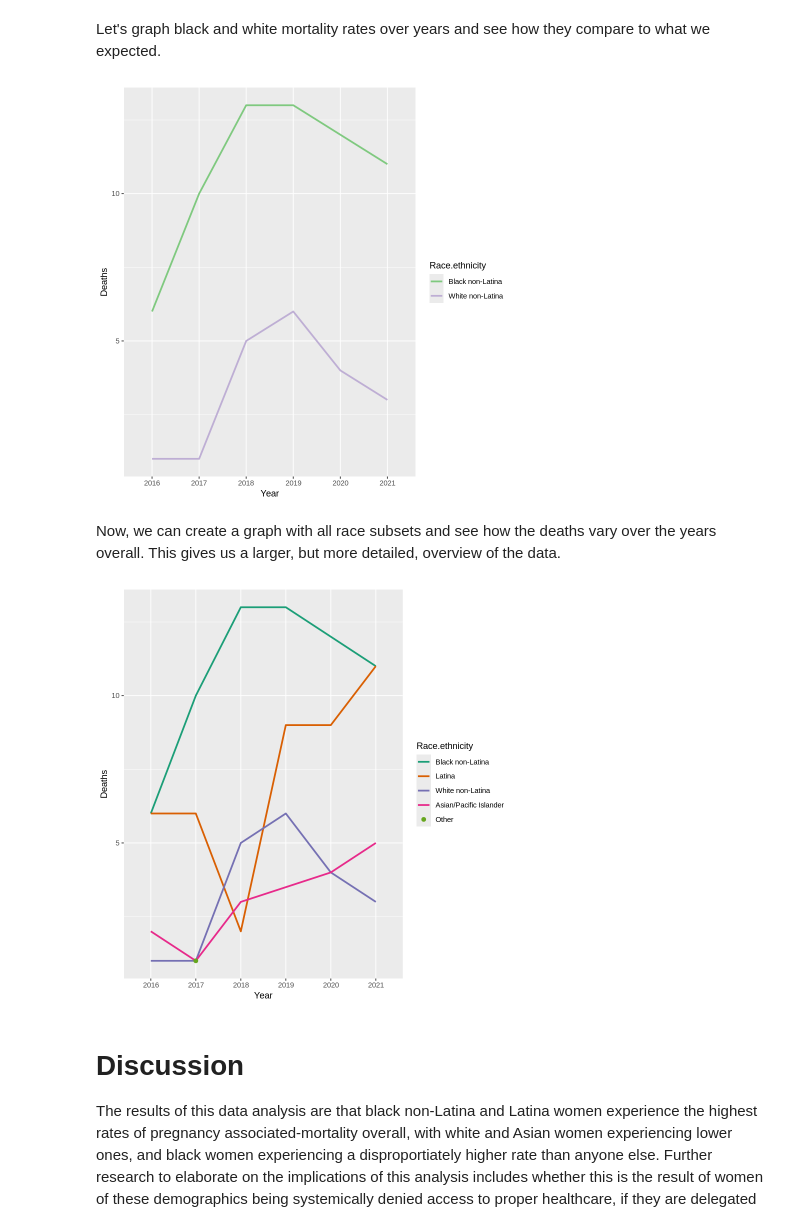
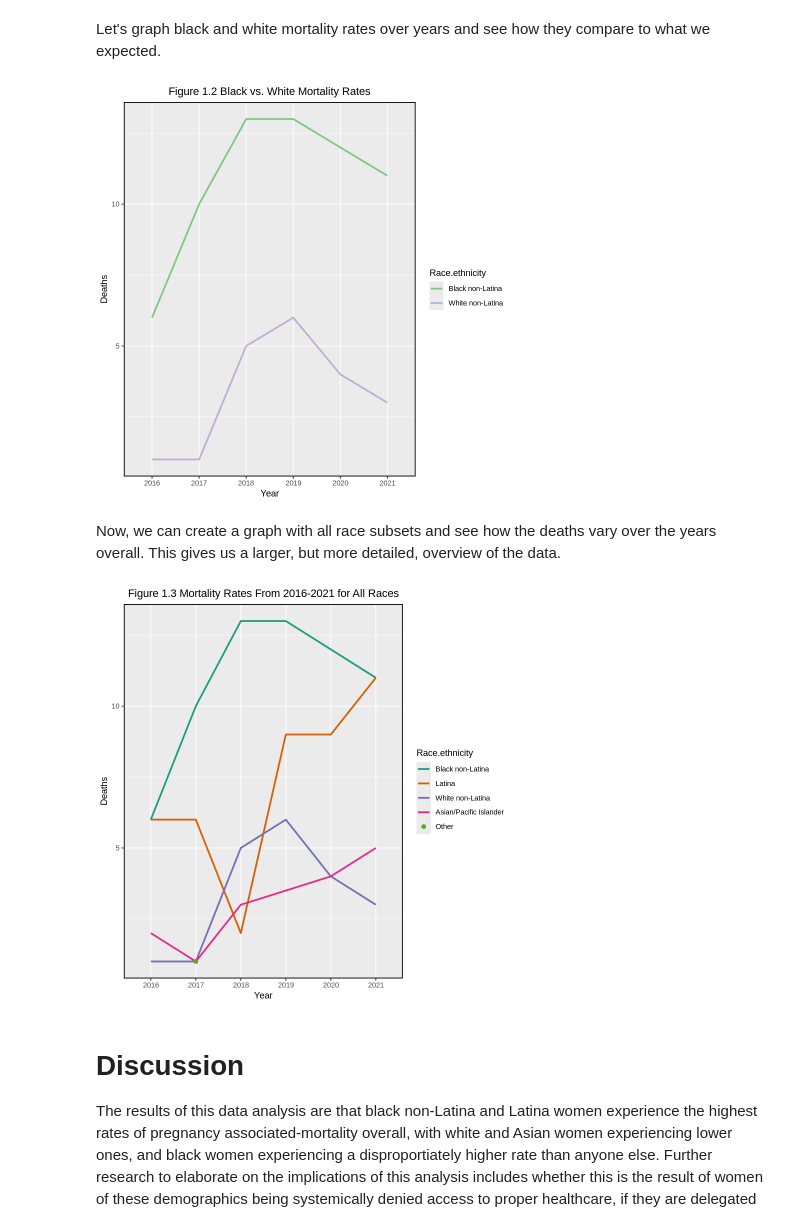
Before and after one commit to shalociraptor/pregnancy-mortality, a Jupyter notebook: Pregnancy_Associated_Mortality_by_Race_Ethnicity.ipynb, the cells around one changed output. Saved outputs shown, nothing was run; the diff lists cells and outputs as text; code cells hidden in the pictures.

```diff
--- a/Pregnancy_Associated_Mortality_by_Race_Ethnicity.ipynb
+++ b/Pregnancy_Associated_Mortality_by_Race_Ethnicity.ipynb
@@ -187,29 +189,33 @@ A data.frame: 1 × 6
 Let's graph black and white mortality rates over years and see how they compare to what we expected.
 # %%
 # Create a plot of black vs white mortality rates over Years using ggplot
-
 ggplot() +
   geom_line(data = black_mortality, aes(x = Year, y = Deaths, group = Race.ethnicity, color = Race.ethnicity), linewidth = 1) +
   geom_line(data = white_mortality, aes(x = Year, y = Deaths, group = Race.ethnicity, color = Race.ethnicity), linewidth = 1) +
-  scale_color_brewer(palette="Accent")
+  scale_color_brewer(palette="Accent") +
+  labs(title = "Figure 1.2 Black vs. White Mortality Rates") +
+  theme(plot.title = element_text(hjust = 0.5), panel.border = element_rect(colour = "black", fill=NA, linewidth=1))
+fig.cap= "RMSE of Linear Regression Model Using All Predictors Through Cross Validation"
 # %% [output]
-[figure, old version]
+[figure, new version]
 # %% [markdown]
 Now, we can create a graph with all race subsets and see how the deaths vary over the years overall. This gives us a larger, but more detailed, overview of the data.
 # %%
 # Create a plot with all races' mortality rates over Years
 
 random_binom <- rbinom(100, size = 10, prob = 0.5)
 
 ggplot() +
   geom_line(data = black_mortality, aes(x = Year, y = Deaths, group = Race.ethnicity, color = Race.ethnicity), linewidth = 1) +
   geom_line(data = latina_mortality, aes(x = Year, y = Deaths, group = Race.ethnicity, color = Race.ethnicity), linewidth = 1) +
   geom_line(data = white_mortality, aes(x = Year, y = Deaths, group = Race.ethnicity, color = Race.ethnicity), linewidth = 1) +
   geom_line(data = asian_mortality, aes(x = Year, y = Deaths, group = Race.ethnicity, color = Race.ethnicity), linewidth = 1) +
   geom_point(data = other_mortality, aes(x = Year, y = Deaths, group = Race.ethnicity, color = Race.ethnicity), size = 2) +
-  scale_color_brewer(palette="Dark2")
+  scale_color_brewer(palette="Dark2") +
+  labs(title = "Figure 1.3 Mortality Rates From 2016-2021 for All Races") +
+  theme(plot.title = element_text(hjust = 0.5), panel.border = element_rect(colour = "black", fill=NA, linewidth=1))
 # %% [output]
-[figure, old version]
+[figure, new version]
 # %% [markdown]
 # **Discussion**
 The results of this data analysis are that black non-Latina and Latina women experience the highest rates of pregnancy associated-mortality overall, with white and Asian women experiencing lower ones, and black women experiencing a disproportiately higher rate than anyone else. Further research to elaborate on the implications of this analysis includes whether this is the result of women of these demographics being systemically denied access to proper healthcare, if they are delegated to economically underpriviliged areas, and if they are being taken seriously by medical professionals, all of which would restrict their access to resources, as well as potentially increase their likelihood of pregnancy-related mortality. Looking into the economic breakdown of these people as individuals, as well as further data regarding their demographics, such as immigration status, information about their last doctor's appointment, and the GDP of their neighborhood, are further steps to extend this analysis. These factors would disproportionately affect women of color, and contribute to the non-white experience in this area, and the culmination of these components could impact people in the most critical way— life or death. This further research can be sourced from the US Department of Health, US Department of Housing and Urban Development, and the US Census Bureau, and from data.gov.
```
Also changed, not shown: parts of 3 cells of this notebook.
